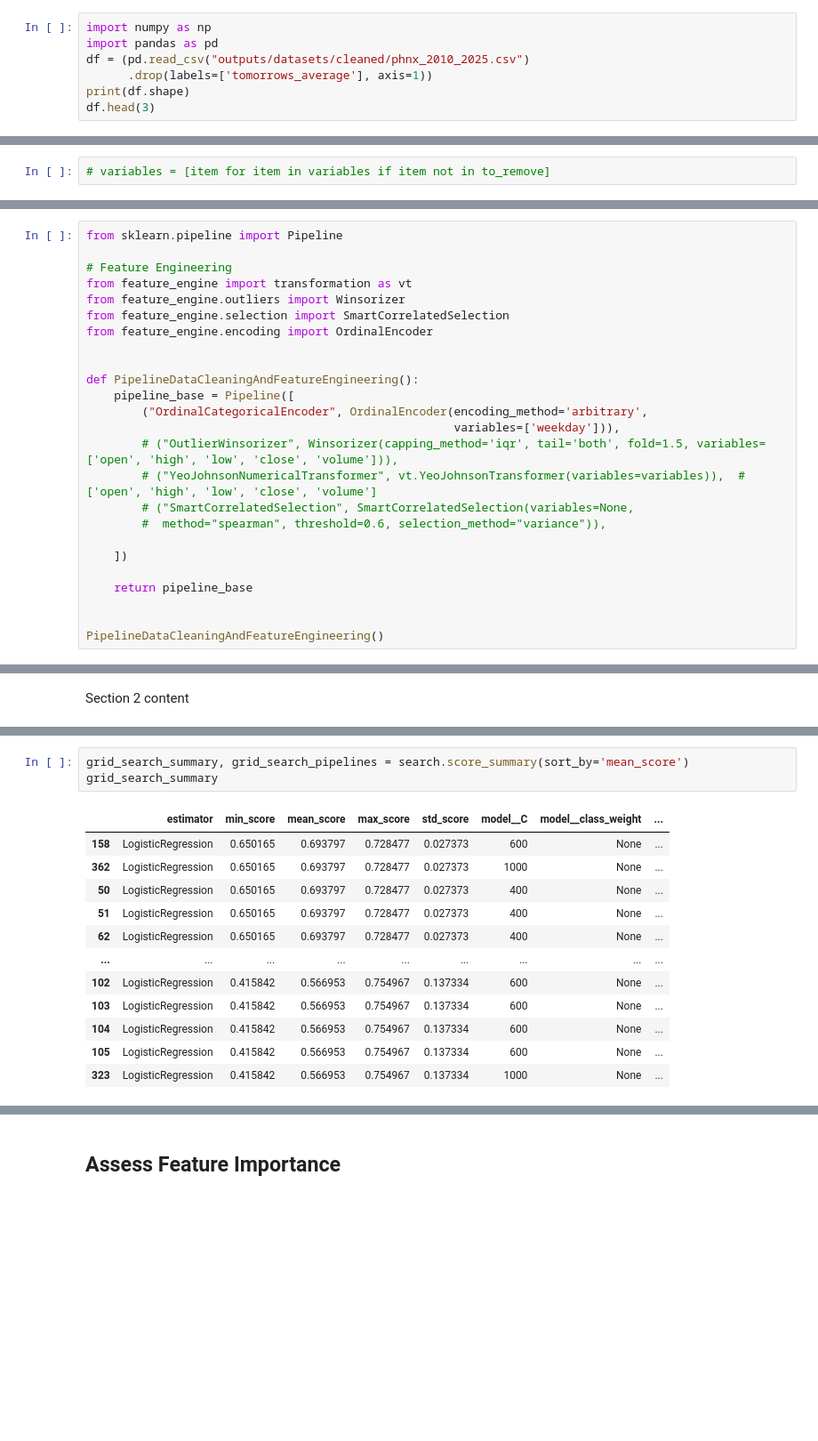
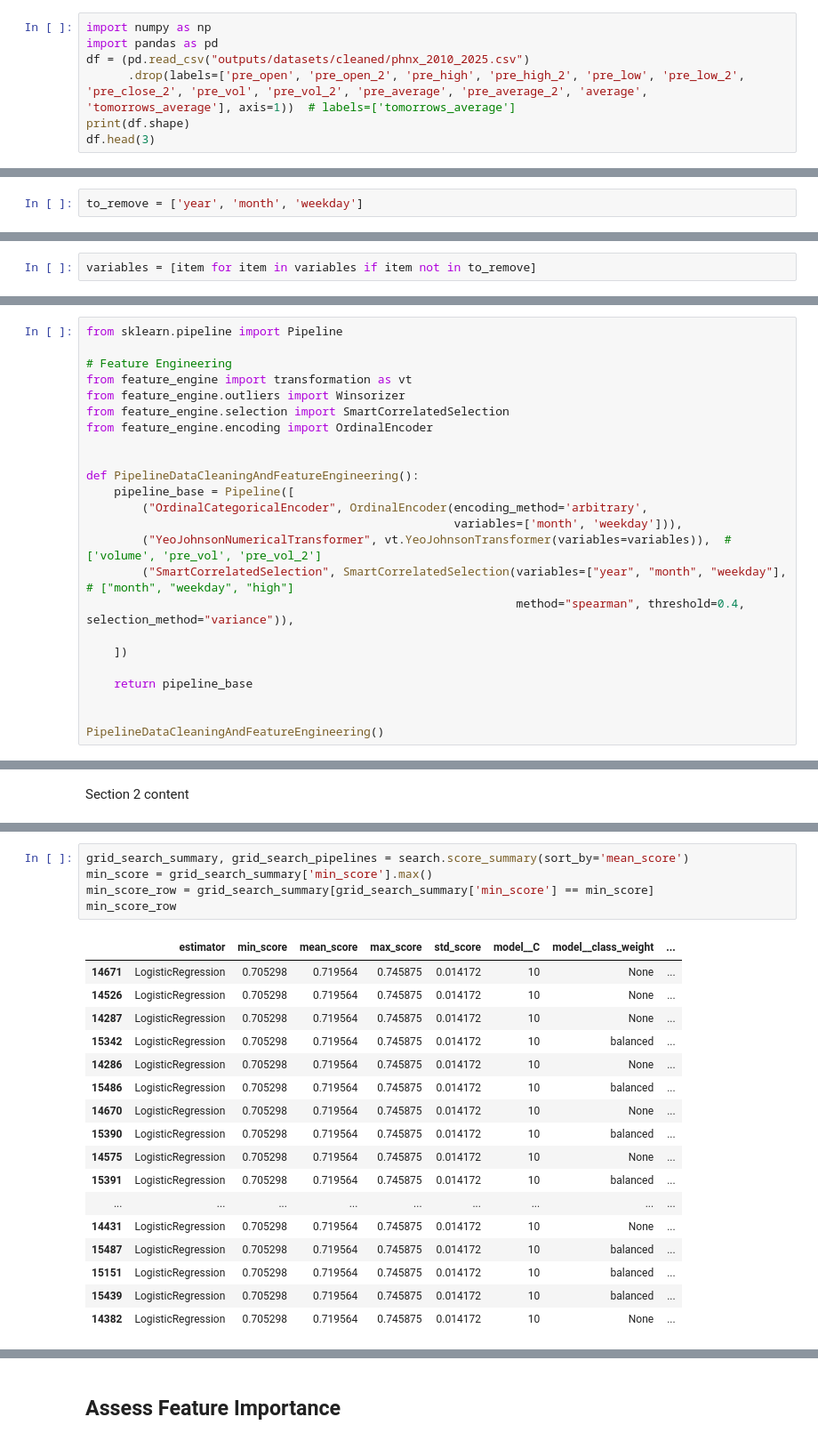
Before and after one commit to AndyV773/PP5, a Jupyter notebook: jupyter_notebooks/05 - Modeling and Evaluation - Classification.ipynb, the cells around one changed output, grey strips where cells are left out. Shown: that part at 89% size. Cells and saved outputs as stored; diff of their text form; blank space fills up the shorter version.

```diff
--- a/jupyter_notebooks/05 - Modeling and Evaluation - Classification.ipynb
+++ b/jupyter_notebooks/05 - Modeling and Evaluation - Classification.ipynb
@@ -62,7 +62,7 @@ Load the data and drop the regression target
 import numpy as np
 import pandas as pd
 df = (pd.read_csv("outputs/datasets/cleaned/phnx_2010_2025.csv")
-      .drop(labels=['tomorrows_average'], axis=1))
+      .drop(labels=['pre_open', 'pre_open_2', 'pre_high', 'pre_high_2', 'pre_low', 'pre_low_2', 'pre_close_2', 'pre_vol', 'pre_vol_2', 'pre_average', 'pre_average_2', 'average', 'tomorrows_average'], axis=1))  # labels=['tomorrows_average']
 print(df.shape)
 df.head(3)
 # %% [output]
@@ -103,3 +82,5 @@ to_remove = ['volume',
+# %%
+to_remove = ['year', 'month', 'weekday']
 # %%
 variables = list(df.columns)
 variables.pop()
@@ -107,7 +87,7 @@ variables.pop()
 # %% [output]
 'target'
 # %%
-# variables = [item for item in variables if item not in to_remove]
+variables = [item for item in variables if item not in to_remove]
 # %%
 variables
 # %% [output]
@@ -156,11 +109,10 @@ from feature_engine.encoding import OrdinalEncoder
 def PipelineDataCleaningAndFeatureEngineering():
     pipeline_base = Pipeline([
         ("OrdinalCategoricalEncoder", OrdinalEncoder(encoding_method='arbitrary',
-                                                     variables=['weekday'])),
-        # ("OutlierWinsorizer", Winsorizer(capping_method='iqr', tail='both', fold=1.5, variables=['open', 'high', 'low', 'close', 'volume'])),
-        # ("YeoJohnsonNumericalTransformer", vt.YeoJohnsonTransformer(variables=variables)),  # ['open', 'high', 'low', 'close', 'volume']
-        # ("SmartCorrelatedSelection", SmartCorrelatedSelection(variables=None,
-        #  method="spearman", threshold=0.6, selection_method="variance")),
+                                                     variables=['month', 'weekday'])),
+        ("YeoJohnsonNumericalTransformer", vt.YeoJohnsonTransformer(variables=variables)),  # ['volume', 'pre_vol', 'pre_vol_2']
+        ("SmartCorrelatedSelection", SmartCorrelatedSelection(variables=["year", "month", "weekday"],  # ["month", "weekday", "high"]
+                                                              method="spearman", threshold=0.4, selection_method="variance")),
 
     ])
 
@@ -465,16 +428,23 @@ Fitting 5 folds for each of 1176 candidates, totalling 5880 fits
 # %%
 grid_search_summary, grid_search_pipelines = search.score_summary(sort_by='mean_score')
-grid_search_summary
+min_score = grid_search_summary['min_score'].max()
+min_score_row = grid_search_summary[grid_search_summary['min_score'] == min_score]
+min_score_row
 # %% [output]
 |  | estimator | min_score | mean_score | max_score | std_score | model__C | model__class_weight | ... |
-| 158 | LogisticRegression | 0.650165 | 0.693797 | 0.728477 | 0.027373 | 600 | None | ... |
-| 362 | LogisticRegression | 0.650165 | 0.693797 | 0.728477 | 0.027373 | 1000 | None | ... |
-| 50 | LogisticRegression | 0.650165 | 0.693797 | 0.728477 | 0.027373 | 400 | None | ... |
-| 51 | LogisticRegression | 0.650165 | 0.693797 | 0.728477 | 0.027373 | 400 | None | ... |
-| 62 | LogisticRegression | 0.650165 | 0.693797 | 0.728477 | 0.027373 | 400 | None | ... |
+| 14671 | LogisticRegression | 0.705298 | 0.719564 | 0.745875 | 0.014172 | 10 | None | ... |
+| 14526 | LogisticRegression | 0.705298 | 0.719564 | 0.745875 | 0.014172 | 10 | None | ... |
+| 14287 | LogisticRegression | 0.705298 | 0.719564 | 0.745875 | 0.014172 | 10 | None | ... |
+| 15342 | LogisticRegression | 0.705298 | 0.719564 | 0.745875 | 0.014172 | 10 | balanced | ... |
+| 14286 | LogisticRegression | 0.705298 | 0.719564 | 0.745875 | 0.014172 | 10 | None | ... |
+| 15486 | LogisticRegression | 0.705298 | 0.719564 | 0.745875 | 0.014172 | 10 | balanced | ... |
+| 14670 | LogisticRegression | 0.705298 | 0.719564 | 0.745875 | 0.014172 | 10 | None | ... |
+| 15390 | LogisticRegression | 0.705298 | 0.719564 | 0.745875 | 0.014172 | 10 | balanced | ... |
+| 14575 | LogisticRegression | 0.705298 | 0.719564 | 0.745875 | 0.014172 | 10 | None | ... |
+| 15391 | LogisticRegression | 0.705298 | 0.719564 | 0.745875 | 0.014172 | 10 | balanced | ... |
 | ... | ... | ... | ... | ... | ... | ... | ... | ... |
-| 102 | LogisticRegression | 0.415842 | 0.566953 | 0.754967 | 0.137334 | 600 | None | ... |
-| 103 | LogisticRegression | 0.415842 | 0.566953 | 0.754967 | 0.137334 | 600 | None | ... |
-| 104 | LogisticRegression | 0.415842 | 0.566953 | 0.754967 | 0.137334 | 600 | None | ... |
-| 105 | LogisticRegression | 0.415842 | 0.566953 | 0.754967 | 0.137334 | 600 | None | ... |
-| 323 | LogisticRegression | 0.415842 | 0.566953 | 0.754967 | 0.137334 | 1000 | None | ... |
+| 14431 | LogisticRegression | 0.705298 | 0.719564 | 0.745875 | 0.014172 | 10 | None | ... |
+| 15487 | LogisticRegression | 0.705298 | 0.719564 | 0.745875 | 0.014172 | 10 | balanced | ... |
+| 15151 | LogisticRegression | 0.705298 | 0.719564 | 0.745875 | 0.014172 | 10 | balanced | ... |
+| 15439 | LogisticRegression | 0.705298 | 0.719564 | 0.745875 | 0.014172 | 10 | balanced | ... |
+| 14382 | LogisticRegression | 0.705298 | 0.719564 | 0.745875 | 0.014172 | 10 | None | ... |
```
Also changed, not shown: parts of 52 cells of this notebook, 14 other files.
